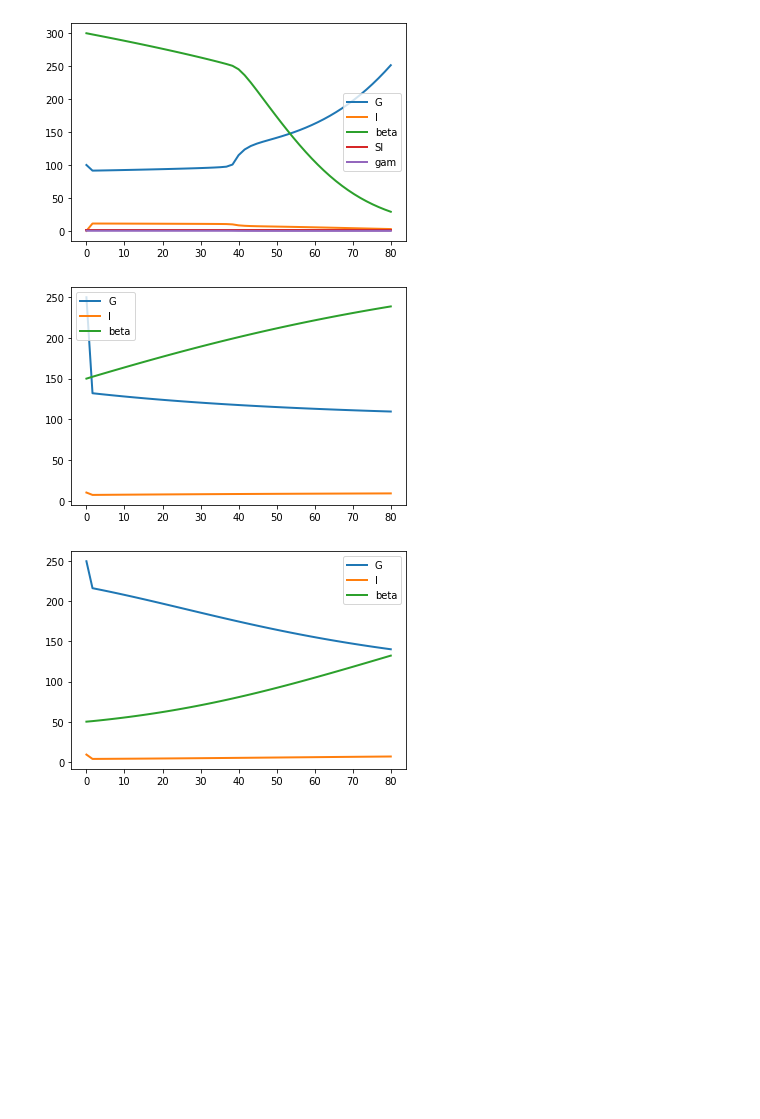
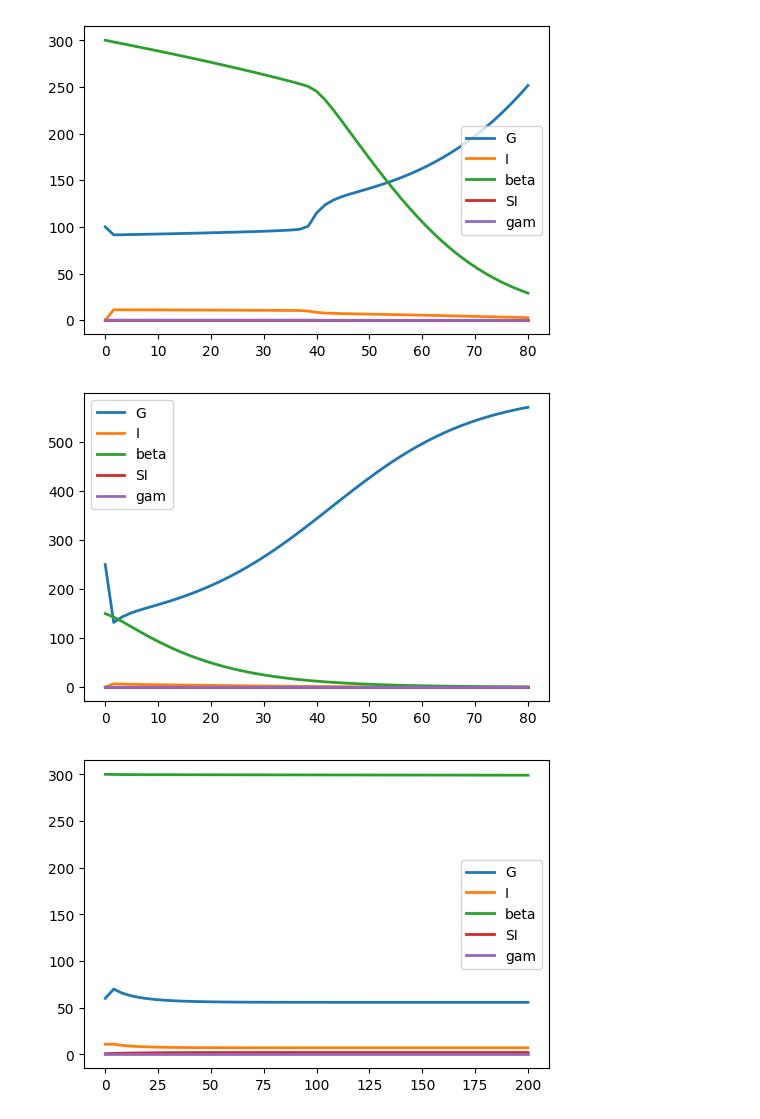
Before and after one commit to yjzhang/t2d_models, a Jupyter notebook: ha_2016.ipynb, the cells around one changed output. Drawn from its saved outputs; the diff is of its cells as text; code cells hidden in the pictures; blank space fills up the shorter version.

```diff
--- a/ha_2016.ipynb
+++ b/ha_2016.ipynb
@@ -14,7 +14,7 @@ beta' = ((P - A)*beta)/tau_beta; // beta cell mass - based on workload hypothesi
 gam' = (gam_inf - gam)/tau_gam;
 // persistent high glucose increases maximal insulin concentration
 // TODO: making this static for now because G_sigmas isn't provided in the paper?
-//sigma' = (sigma_inf - sigma)/tau_sigma;
+//sigma' = (sigma_inf - sigma)/tau_sigma; //sigma is
 SI' = (S0 - SI)/tau_SI; // insulin sensitivity
 
 // auxiliary functions
@@ -25,6 +25,8 @@ P := P_max*(ISR^kP/(alpha_P^kP + ISR^kP)); // beta cell proliferation
 A := A_max*(M^kA/(alpha_A^kA + M^kA)); // beta cell apoptosis
 
 gam_inf := gam_max/(1 + exp((G - gam_s)/gam_n)) - gam_0;
+
+// sigma calculation
 sigma_inf := sigma_ISRinf*sigma_Minf + sigma_b;
 sigma_ISRinf := sigma_ISRmax/(1 + sigma_ISRk*exp(-(ISR_sigma - sigma_ISRs)/sigma_ISRs));
 sigma_Minf := 1 - sigma_Mmax/(1 + sigma_Mmax*exp(-(M_sigma - sigma_Ms)/sigma_Ms));
@@ -101,22 +103,28 @@ result = r.simulate(0, 80)
 # physiological steady state: beta = 300, G = 100, I = 10
 r.plot(result)
 # %% [output]
-[figure, old version]
+[figure, new version]
 # %%
 # Try some different values: G = 150?
+r.resetAll()
 r.setValue('G', 250)
 r.setValue('beta', 150)
 result = r.simulate(0, 80)
 r.plot(result)
 # %% [output]
-[figure, old version]
+[figure, new version]
 # %%
 # Try some different values: G = 150?
-r.setValue('G', 250)
-r.setValue('beta', 50)
-result = r.simulate(0, 80)
+r.resetAll()
+r.setValue('S0', 2)
+r.setValue('P_max', 10)
+r.setValue('A_max', 1)
+r.setValue('G', 60)
+r.setValue('sigma', 5)
+r.setValue('beta', 300)
+result = r.simulate(0, 200)
 r.plot(result)
 # %% [output]
-[figure, old version]
+[figure, new version]
 # %%
 # Try some different values: what can cause a pathological state?
```
Also changed, not shown: parts of 1 cell of this notebook, 3 other files.
